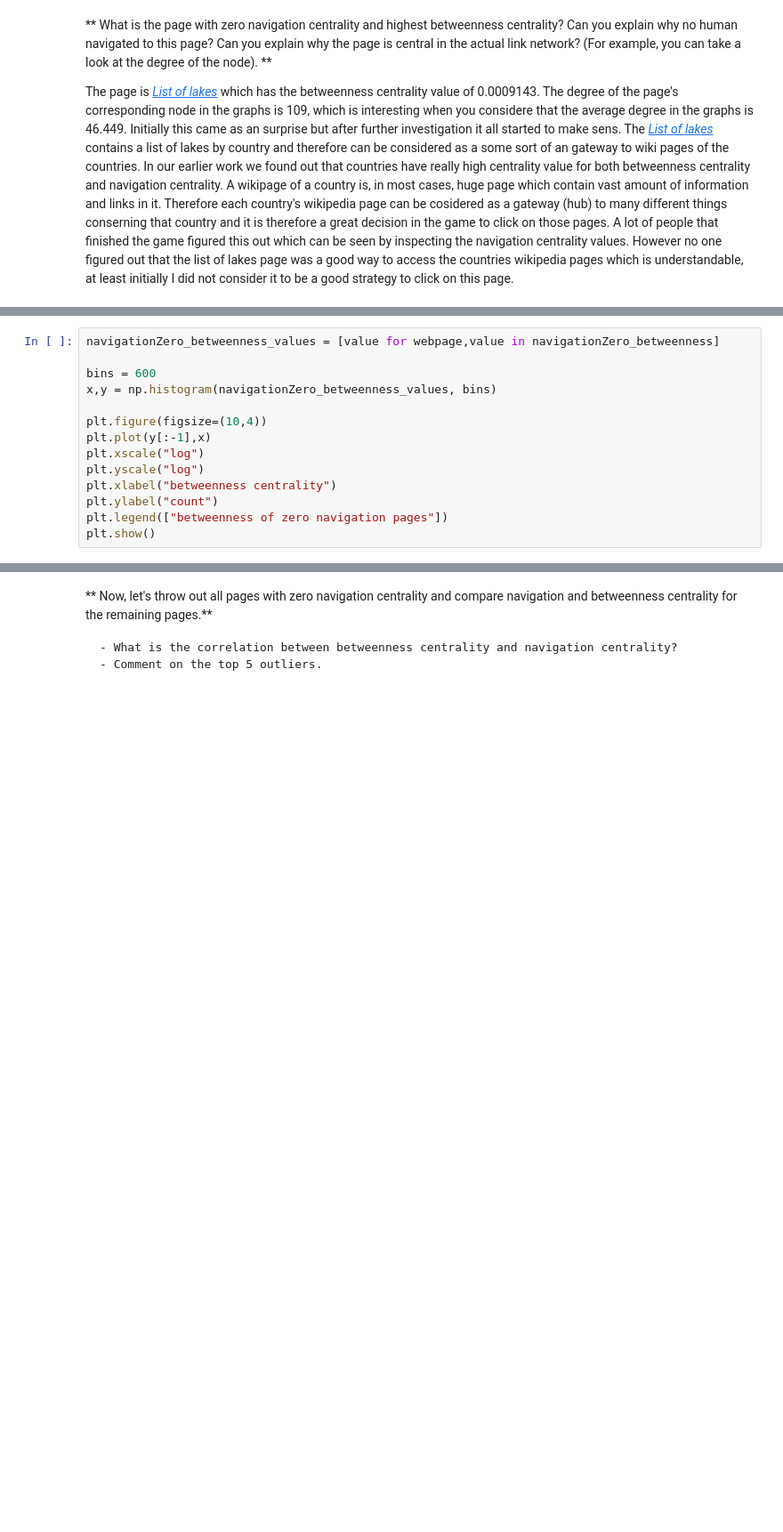
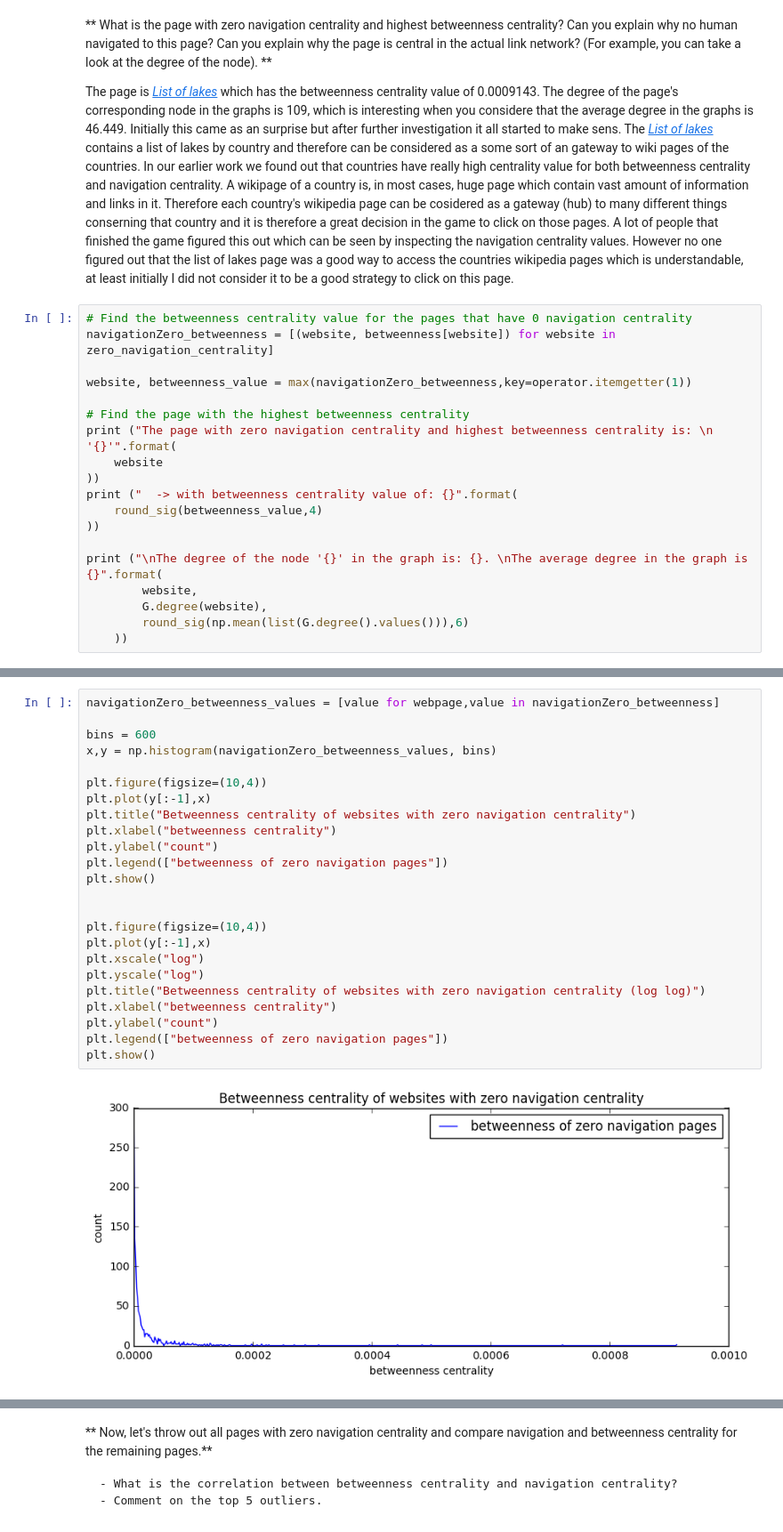
Before and after one commit to gretarg09/DTU__SocialGraphsAndInteractions, a Jupyter notebook: assignment_2/Assignment2.ipynb, the cells around one changed output, grey strips where cells are left out. Shown at 89% size. Saved outputs shown, nothing was run; the diff lists cells and outputs as text; blank space fills up the shorter version.

```diff
--- a/assignment_2/Assignment2.ipynb
+++ b/assignment_2/Assignment2.ipynb
@@ -725,3 +727,22 @@ print(" -> that is {} percent of all websites ({} in total) in the dataset".form
 ** What is the page with zero navigation centrality and highest betweenness centrality? Can you explain why no human navigated to this page? Can you explain why the page is central in the actual link network? (For example, you can take a look at the degree of the node). **
 
 The page is *[List of lakes](https://en.wikipedia.org/wiki/List_of_lakes)* which has the betweenness centrality value of 0.0009143. The degree of the page's corresponding node in the graphs is 109, which is interesting when you considere that the average degree in the graphs is 46.449. Initially this came as an surprise but after further investigation it all started to make sens. The *[List of lakes](https://en.wikipedia.org/wiki/List_of_lakes)* contains a list of lakes by country and therefore can be considered as a some sort of an gateway to wiki pages of the countries. In our earlier work we found out that countries have really high centrality value for both betweenness centrality and navigation centrality. A wikipage of a country is, in most cases, huge page which contain vast amount of information and links in it. Therefore each country's wikipedia page can be cosidered as a gateway (hub) to many different things conserning that country and it is therefore a great decision in the game to click on those pages. A lot of people that finished the game figured this out which can be seen by inspecting the navigation centrality values. However no one figured out that the list of lakes page was a good way to access the countries wikipedia pages which is understandable, at least initially I did not consider it to be a good strategy to click on this page.
+# %%
+# Find the betweenness centrality value for the pages that have 0 navigation centrality
+navigationZero_betweenness = [(website, betweenness[website]) for website in zero_navigation_centrality]
+
+website, betweenness_value = max(navigationZero_betweenness,key=operator.itemgetter(1))
+
+# Find the page with the highest betweenness centrality
+print ("The page with zero navigation centrality and highest betweenness centrality is: \n  '{}'".format(
+    website
+))
+print ("  -> with betweenness centrality value of: {}".format(
+    round_sig(betweenness_value,4)
+))
+
+print ("\nThe degree of the node '{}' in the graph is: {}. \nThe average degree in the graph is {}".format(
+        website,
+        G.degree(website),
+        round_sig(np.mean(list(G.degree().values())),6)
+    ))
@@ -730,14 +758,26 @@ The page is *[List of lakes](https://en.wikipedia.org/wiki/List_of_lakes)* which
 # %%
 navigationZero_betweenness_values = [value for webpage,value in navigationZero_betweenness]
 
 bins = 600
 x,y = np.histogram(navigationZero_betweenness_values, bins)
 
 plt.figure(figsize=(10,4))
 plt.plot(y[:-1],x)
-plt.xscale("log")
-plt.yscale("log")
+plt.title("Betweenness centrality of websites with zero navigation centrality")
 plt.xlabel("betweenness centrality")
 plt.ylabel("count")
 plt.legend(["betweenness of zero navigation pages"])
 plt.show()
+
+
+plt.figure(figsize=(10,4))
+plt.plot(y[:-1],x)
+plt.xscale("log")
+plt.yscale("log")
+plt.title("Betweenness centrality of websites with zero navigation centrality (log log)")
+plt.xlabel("betweenness centrality")
+plt.ylabel("count")
+plt.legend(["betweenness of zero navigation pages"])
+plt.show()
+# %% [output]
+[figure, added]
```
Also changed, not shown: parts of 18 cells of this notebook.
